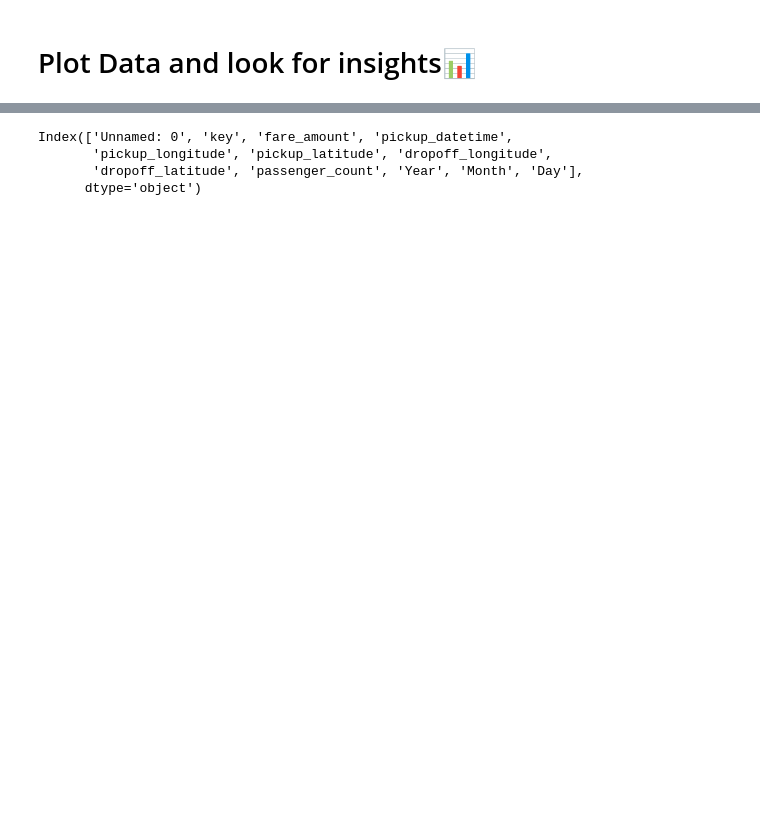
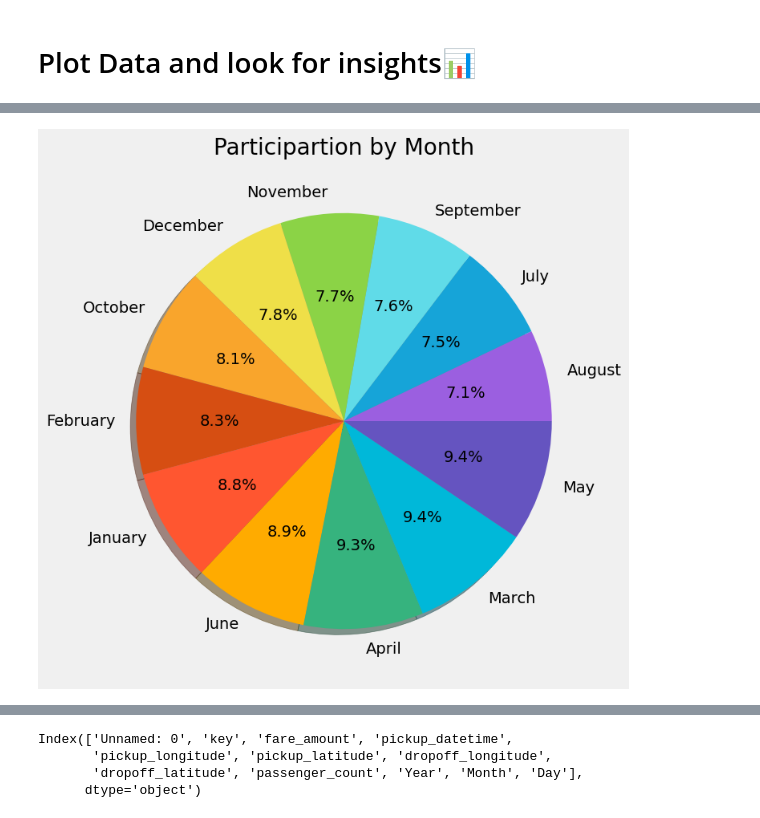
Before and after one commit to danielrodriguez007/Data_Analysis, a Jupyter notebook: Uber.ipynb, the cells around one changed output, grey strips where cells are left out. Saved outputs shown, nothing was run; the diff lists cells and outputs as text; code cells hidden in the pictures; blank space fills up the shorter version.

```diff
--- a/Uber.ipynb
+++ b/Uber.ipynb
@@ -110,0 +139,10 @@ df15 = data.query('Year=="2015"')
+# %%
+colors =['#9b5fe0','#16a4d8','#60dbe8','#8bd346','#efdf48','#f9a52c','#d64e12',
+         	'#ff5630','#ffab00','#36b37e','#00b8d9','#6554c0']
+
+plt.figure(figsize=(8,8))
+plt.pie(x=travelsm.values, labels=travelsm.index, shadow=True, autopct="%1.1f%%", colors=colors)
+plt.title("Participartion by Month")
+plt.show()
+# %% [output]
+[figure, added]
```
Also changed, not shown: parts of 9 cells of this notebook.
